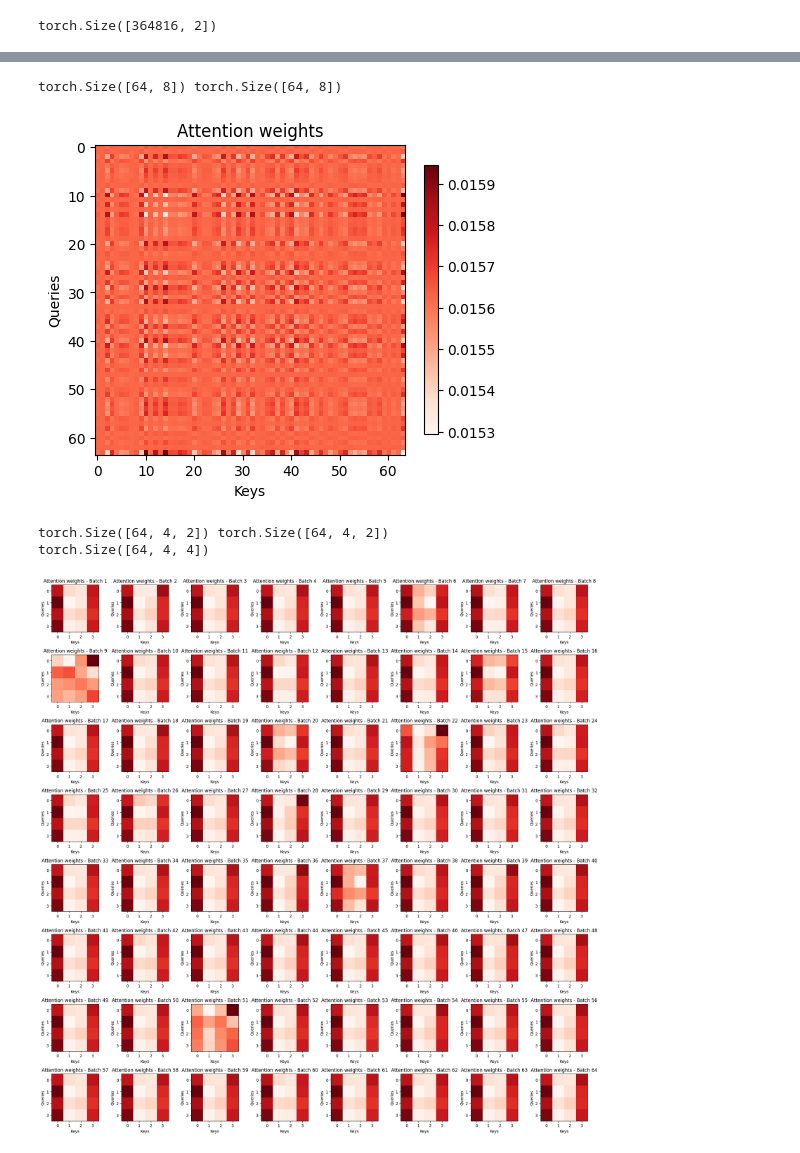
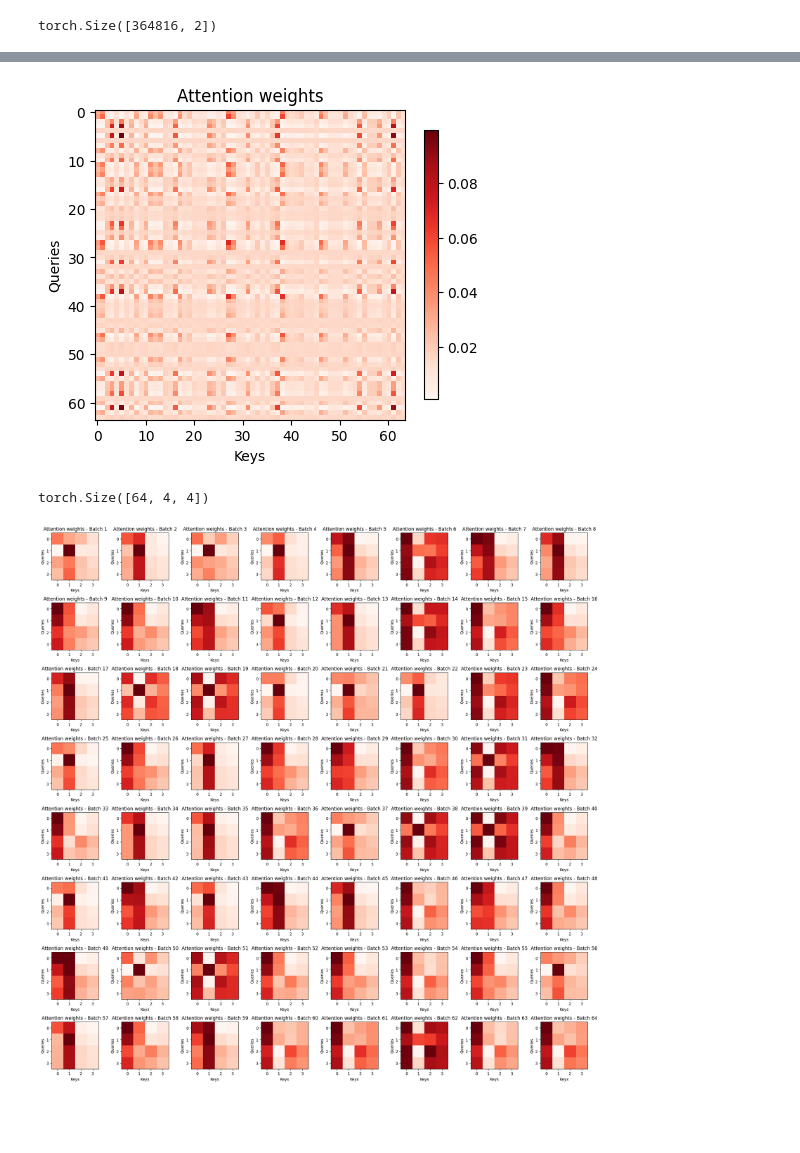
Before and after one commit to donglinkang2021/SimpleAttention, a Jupyter notebook: plane-dev2.ipynb, the cells around one changed output, grey strips where cells are left out. Drawn from its saved outputs; the diff is of its cells as text; code cells hidden in the pictures; blank space fills up the shorter version.

Commit message:
delete qkv fc in plane_n_head, nice!

```diff
--- a/plane-dev2.ipynb
+++ b/plane-dev2.ipynb
@@ -55,35 +55,27 @@ plt.show()
 # %%
 from torch.nn import functional as F
 import math
 from draw import show_attention
 for x, y in plane_att_n_heads.valloader:
     x = plane_att_n_heads.model.embed(x)
-    q, k, v = plane_att_n_heads.model.c_attn(x).split(plane_att_n_heads.n_embd, dim=-1)
-    print(q.shape, k.shape)
-    wei = q @ k.transpose(-2, -1) / math.sqrt(plane_att_n_heads.n_embd)
+    wei = x @ x.transpose(-2, -1) / math.sqrt(plane_att_n_heads.n_embd)
     wei = F.softmax(wei, dim=-1)
     # print(wei.shape)
     show_attention(wei.detach().numpy())
     break
 # %% [output]
-torch.Size([64, 8]) torch.Size([64, 8])
-[figure, old version]
+[figure, new version]
 # %%
 from draw import show_attention_batch
 from einops import rearrange
 for x, y in plane_att_n_heads.valloader:
     x = plane_att_n_heads.model.embed(x)
-    q, k, v = plane_att_n_heads.model.c_attn(x).split(plane_att_n_heads.model.n_embd, dim=-1)
-    q = rearrange(q, 'B (nh hs) -> B nh hs', nh=plane_att_n_heads.n_head)
-    k = rearrange(k, 'B (nh hs) -> B nh hs', nh=plane_att_n_heads.n_head)
-    v = rearrange(v, 'B (nh hs) -> B nh hs', nh=plane_att_n_heads.n_head)
-    print(q.shape, k.shape)
-    wei = q @ k.transpose(-2, -1) / math.sqrt(plane_att_n_heads.n_embd)
+    x = rearrange(x, 'B (nh hs) -> B nh hs', nh=plane_att_n_heads.n_head)
+    wei = x @ x.transpose(-2, -1) / math.sqrt(plane_att_n_heads.n_embd)
     wei = F.softmax(wei, dim=-1)
     print(wei.shape)
     show_attention_batch(wei.detach().numpy(),figsize=(20,20))
     break
 # %% [output]
-torch.Size([64, 4, 2]) torch.Size([64, 4, 2])
 torch.Size([64, 4, 4])
-[figure, old version]
+[figure, new version]
```
Also changed, not shown: parts of 2 cells of this notebook, 1 other file.
